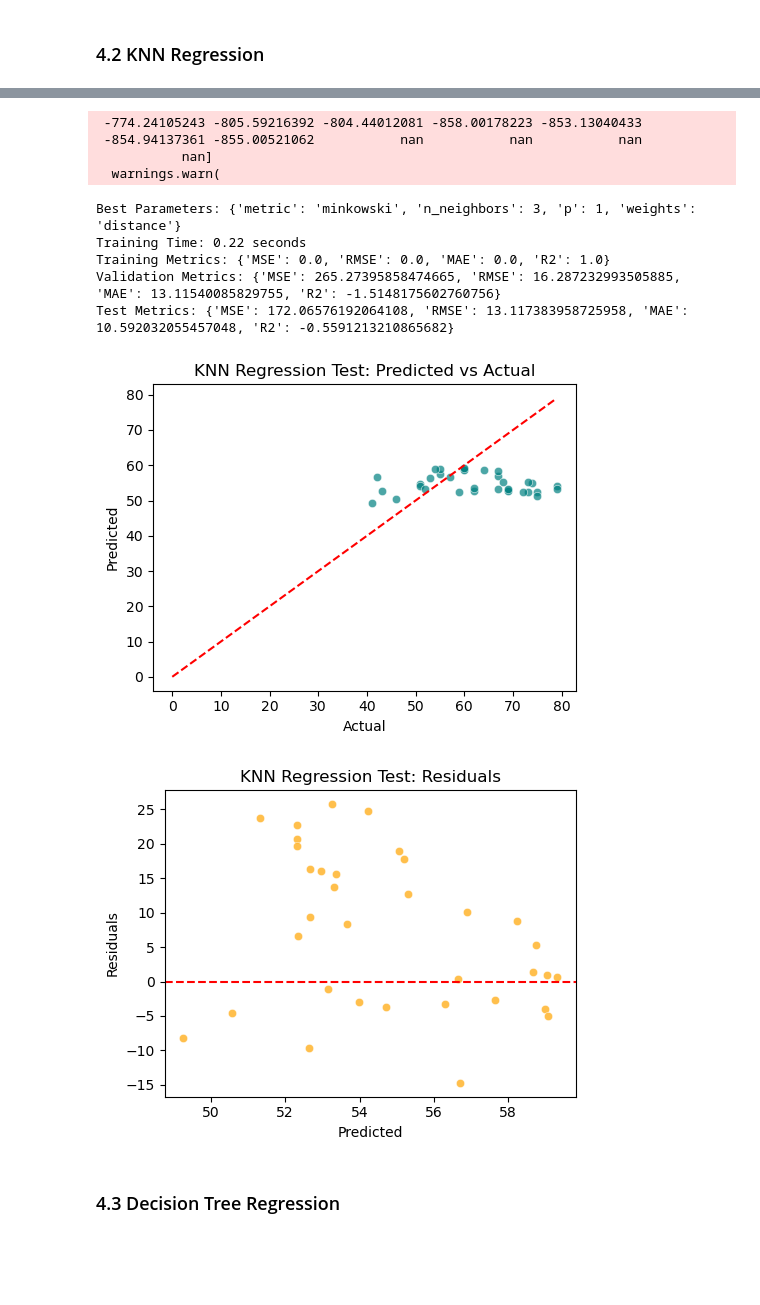
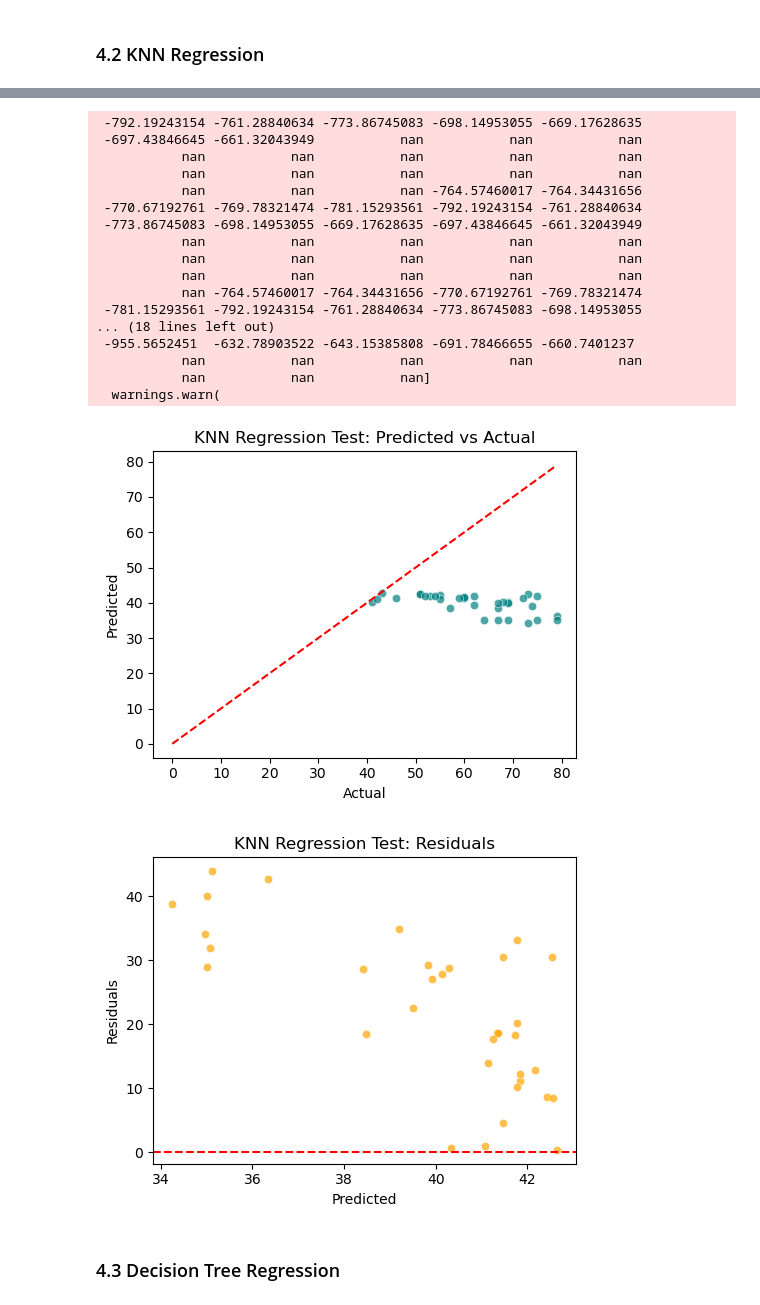
Before and after one commit to ca1phas/Lab-3-Supervised-Learning, a Jupyter notebook: Lab3_P2_G3.ipynb, the cells around one changed output, grey strips where cells are left out. Cells and saved outputs as stored; diff of their text form; code cells hidden in the pictures; blank space fills up the shorter version.

Commit message:
Update knn
rmse 13, 16, 25

```diff
--- a/Lab3_P2_G3.ipynb
+++ b/Lab3_P2_G3.ipynb
@@ -720,12 +720,24 @@ Test Metrics: {'MSE': 302.81550327954477, 'RMSE': 17.401594848735698, 'MAE': 15.
 ### 4.2 KNN Regression
 # %%
 # --- KNN Regression ---
-knn_params = {
-    "n_neighbors": [3, 9, 27, 81],        # Number of neighbors
-    "weights": ["uniform", "distance"], # Uniform or distance-based weighting
-    "metric": ["minkowski"],            # Use Minkowski distance
-    "p": [1, 2]                         # Power parameter: 1=Manhattan, 2=Euclidean
-}
+knn_params = [
+    # For Minkowski (with p)
+    {
+        "n_neighbors": [3, 36, 63, 81, 120, 140, 160],        # Number of neighbors
+        "weights": ["uniform", "distance"],     # Uniform or distance-based weighting
+        "metric": ["minkowski"],                # Use Minkowski distance
+        "p": [1, 2],                            # Power parameter: 1=Manhattan, 2=Euclidean
+        "leaf_size": [20, 30, 40]               # Leaf size for tree-based algorithms
+    },
+    # manhattan and chebyshev
+    {
+        "n_neighbors": [3, 36, 63, 81, 120, 140, 160],        # Number of neighbors
+        "weights": ["uniform", "distance"],
+        "metric": ["manhattan","chebyshev"],
+        "leaf_size": [20, 30, 40]
+    }
+]
+
 
 best_knn, metrics_train_knn, metrics_val_knn, metrics_test_knn, t_knn = run_full_regression_pipeline(
     KNeighborsRegressor(),
@@ -751,14 +768,22 @@ Fitting 3 folds for each of 16 candidates, totalling 48 fits
- -774.24105243 -805.59216392 -804.44012081 -858.00178223 -853.13040433
- -854.94137361 -855.00521062           nan           nan           nan
-           nan]
+ -792.19243154 -761.28840634 -773.86745083 -698.14953055 -669.17628635
+ -697.43846645 -661.32043949           nan           nan           nan
+           nan           nan           nan           nan           nan
+           nan           nan           nan           nan           nan
+           nan           nan           nan -764.57460017 -764.34431656
+ -770.67192761 -769.78321474 -781.15293561 -792.19243154 -761.28840634
+ -773.86745083 -698.14953055 -669.17628635 -697.43846645 -661.32043949
+           nan           nan           nan           nan           nan
+           nan           nan           nan           nan           nan
+           nan           nan           nan           nan           nan
+           nan -764.57460017 -764.34431656 -770.67192761 -769.78321474
+ -781.15293561 -792.19243154 -761.28840634 -773.86745083 -698.14953055
+... (18 lines left out)
+ -955.5652451  -632.78903522 -643.15385808 -691.78466655 -660.7401237
+           nan           nan           nan           nan           nan
+           nan           nan           nan]
   warnings.warn(
-Best Parameters: {'metric': 'minkowski', 'n_neighbors': 3, 'p': 1, 'weights': 'distance'}
-Training Time: 0.22 seconds
-Training Metrics: {'MSE': 0.0, 'RMSE': 0.0, 'MAE': 0.0, 'R2': 1.0}
-Validation Metrics: {'MSE': 265.27395858474665, 'RMSE': 16.287232993505885, 'MAE': 13.11540085829755, 'R2': -1.5148175602760756}
-Test Metrics: {'MSE': 172.06576192064108, 'RMSE': 13.117383958725958, 'MAE': 10.592032055457048, 'R2': -0.5591213210865682}
-[figure, old version]
+[figure, new version]
-[figure, old version]
+[figure, new version]
 # %% [markdown]
 ### 4.3 Decision Tree Regression
 # %%
```
Also changed, not shown: parts of 4 cells of this notebook.
